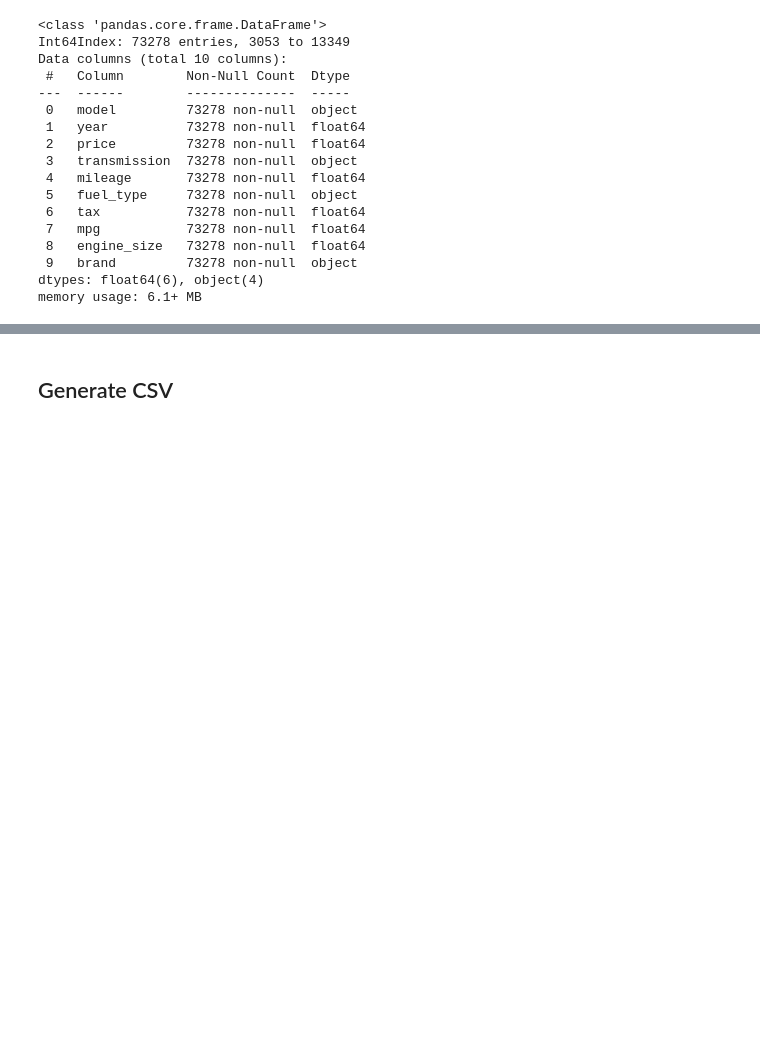
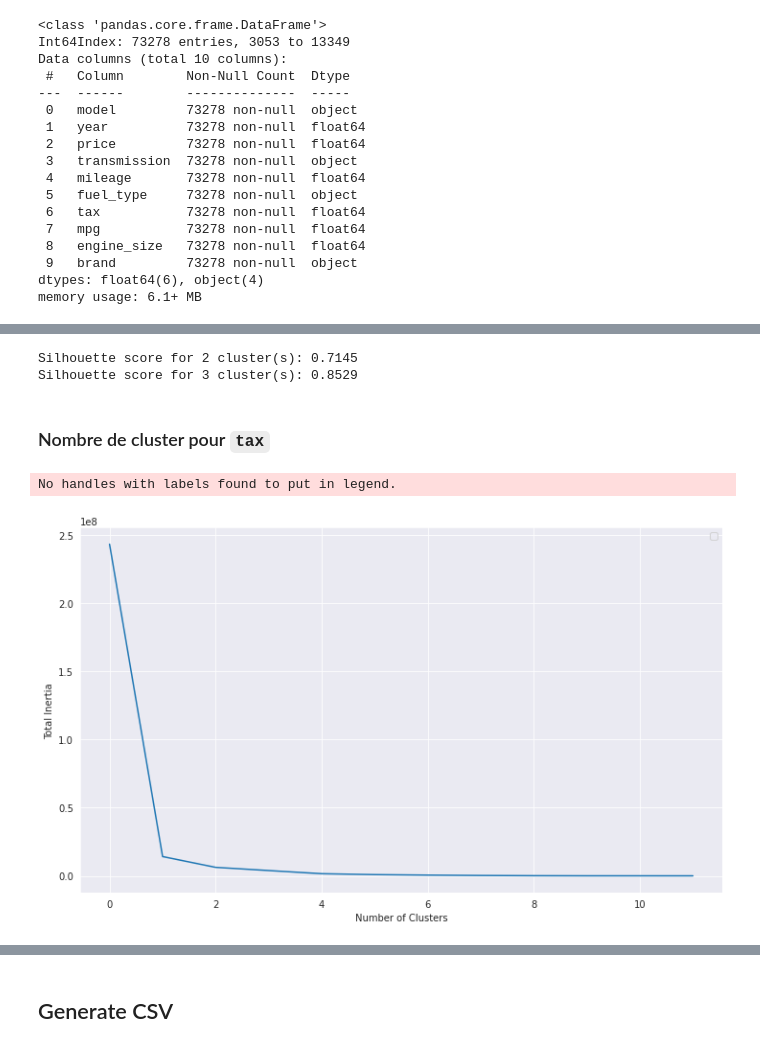
Before and after one commit to bortch/secondhandcar, a Jupyter notebook: light_preprocessing_all_data_train_set.ipynb, the cells around one changed output, grey strips where cells are left out. Saved outputs shown, nothing was run; the diff lists cells and outputs as text; code cells hidden in the pictures; blank space fills up the shorter version.

```diff
--- a/light_preprocessing_all_data_train_set.ipynb
+++ b/light_preprocessing_all_data_train_set.ipynb
@@ -256,0 +258,12 @@ No handles with labels found to put in legend.
+# %%
+bsp.get_silhouette(df['engine_size'].values.reshape(-1, 1),max_cluster=15, min_cluster = 2,show=True)
+# %% [output]
+Silhouette score for 2 cluster(s): 0.7145
+Silhouette score for 3 cluster(s): 0.8529
+# %% [markdown]
+### Nombre de cluster pour `tax`
+# %%
+bsp.show_elbow(df['tax'].values.reshape(-1, 1),max_iter=12)
+# %% [output]
+No handles with labels found to put in legend.
+[figure, added]
```
Also changed, not shown: parts of 9 cells of this notebook, 1 other file.
